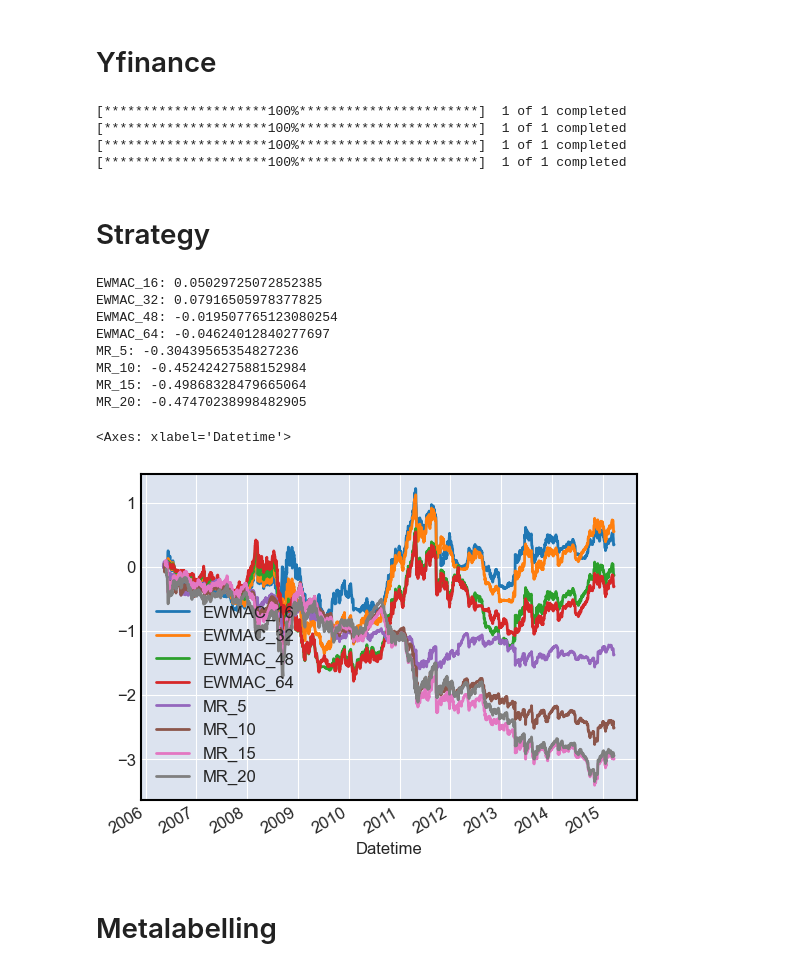
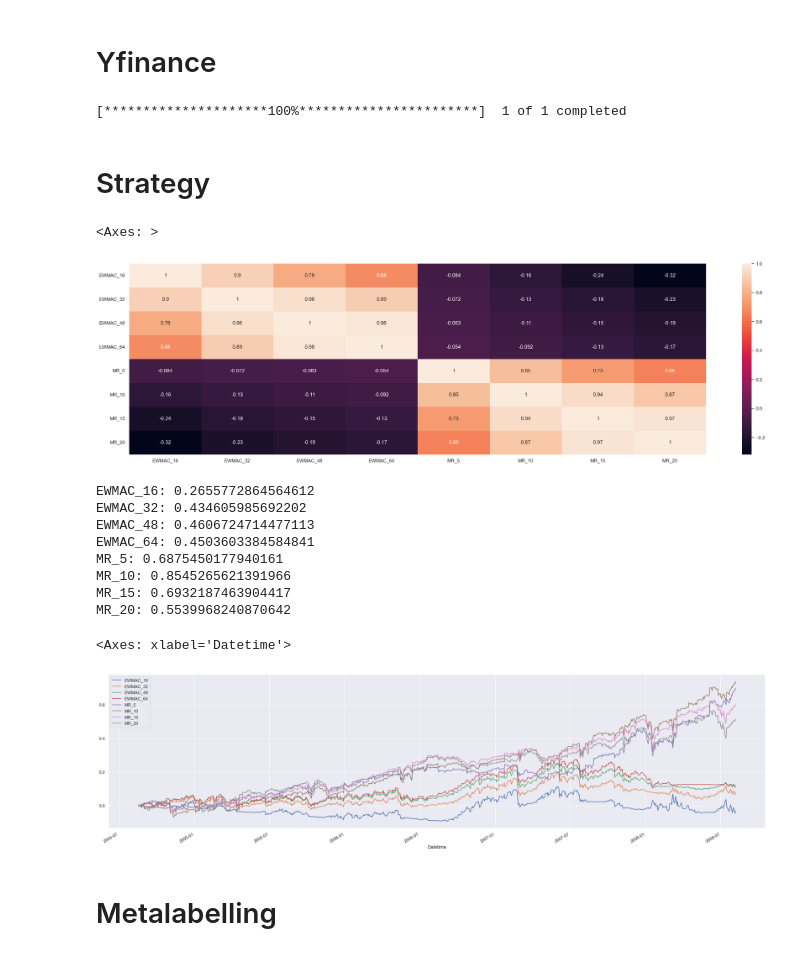
Before and after one commit to kcf1/Personal-Projects, a Jupyter notebook: Trading/FX Algo with ML/FX_MetaLabel.ipynb, the cells around one changed output. Saved outputs shown, nothing was run; the diff lists cells and outputs as text; code cells hidden in the pictures.

```diff
--- a/Trading/FX Algo with ML/FX_MetaLabel.ipynb
+++ b/Trading/FX Algo with ML/FX_MetaLabel.ipynb
@@ -52,15 +52,14 @@ for symbol in symbols:
   data[symbol] = resample(data[symbol],freq='d').dropna()
 # %% [markdown]
 # Yfinance
+# %%
+data = dict()
 # %%
-symbols = ['SPY','GLD']
+symbols = ['SPY']
 for symbol in symbols:
   data[symbol] = yf.download(symbol).drop(columns='Adj Close')
   data[symbol].index.name = 'Datetime'
 # %% [output]
 [*********************100%***********************]  1 of 1 completed
-[*********************100%***********************]  1 of 1 completed
-[*********************100%***********************]  1 of 1 completed
-[*********************100%***********************]  1 of 1 completed
 # %% [markdown]
 # Strategy
@@ -67,10 +100,21 @@ for symbol in symbols:
 # %%
+# Counter Vol
+def CVOL(close,window):
+  dir = np.sign(np.log(close).diff(window))
+  vol = np.log(close).diff().rolling(window).std()
+  z_vol = (vol - vol.rolling(window).mean()) / vol.rolling(window).std()
+  signal = -dir * z_vol
+  signal = signal / signal.abs().expanding().mean()
+  signal = signal.clip(lower=-2,upper=2)
+  return signal
+
 def EWMAC(close,window):
   fast = close.ewm(window).mean()
   slow = close.ewm(window*4).mean()
   ewmac = fast - slow
   vol = np.log(close).diff().rolling(21).std()
   signal = ewmac / (vol * close)
+  signal = signal / signal.abs().expanding().mean()
   signal = signal.clip(lower=-2,upper=2)
   return signal
 
@@ -79,6 +123,7 @@ def DCB(high,low,close,window):
   lower = low.rolling(window).min().shift(1)
   middle = (upper + lower) / 2
   signal = (close - middle) / (upper - lower) * 2
+  signal = signal / signal.abs().expanding().mean()
   signal = signal.clip(lower=-2,upper=2)
   return signal
 
@@ -87,6 +132,7 @@ def MR(close,window):
   vol = np.log(close).diff().rolling(window).std()
   z = (close - mean) / (vol * close).shift(1)
   signal = -z
+  signal = signal / signal.abs().expanding().mean()
   signal = signal.clip(lower=-2,upper=2)
   return signal
 # %%
@@ -106,6 +155,11 @@ for symbol in symbols:
    signal[f'MR_{speed}'] = MR(c,speed)
 
   signals[symbol] = signal
+# %%
+sns.heatmap(signal.corr(),annot=True)
+# %% [output]
+<Axes: >
+[figure, added]
 # %%
 pnls = dict()
 
@@ -120,23 +174,23 @@ for symbol in symbols:
 train_index = pnl.index[:round(pnl.shape[0]*0.5)]
 # %%
 for name in signal.columns:
-  daily_pnl = pnl[name].loc[train_index].resample('D').sum()
+  daily_pnl = pnl[name].loc[train_index]
   mu = daily_pnl.mean()
   sig = daily_pnl.std()
   sr = mu / sig * 252**0.5
   print(f'{name}: {sr}')
-pnl.loc[train_index].cumsum().plot()
+pnl.loc[train_index][-1000:].cumsum().plot()
 # %% [output]
-EWMAC_16: 0.05029725072852385
-EWMAC_32: 0.07916505978377825
-EWMAC_48: -0.019507765123080254
-EWMAC_64: -0.04624012840277697
-MR_5: -0.30439565354827236
-MR_10: -0.45242427588152984
-MR_15: -0.49868328479665064
-MR_20: -0.47470238998482905
+EWMAC_16: 0.2655772864564612
+EWMAC_32: 0.434605985692202
+EWMAC_48: 0.4606724714477113
+EWMAC_64: 0.4503603384584841
+MR_5: 0.6875450177940161
+MR_10: 0.8545265621391966
+MR_15: 0.6932187463904417
+MR_20: 0.5539968240870642
 <Axes: xlabel='Datetime'>
-[figure, old version]
+[figure, new version]
 # %% [markdown]
 # Metalabelling
 # %%
```
Also changed, not shown: parts of 18 cells of this notebook, 3 other files.
